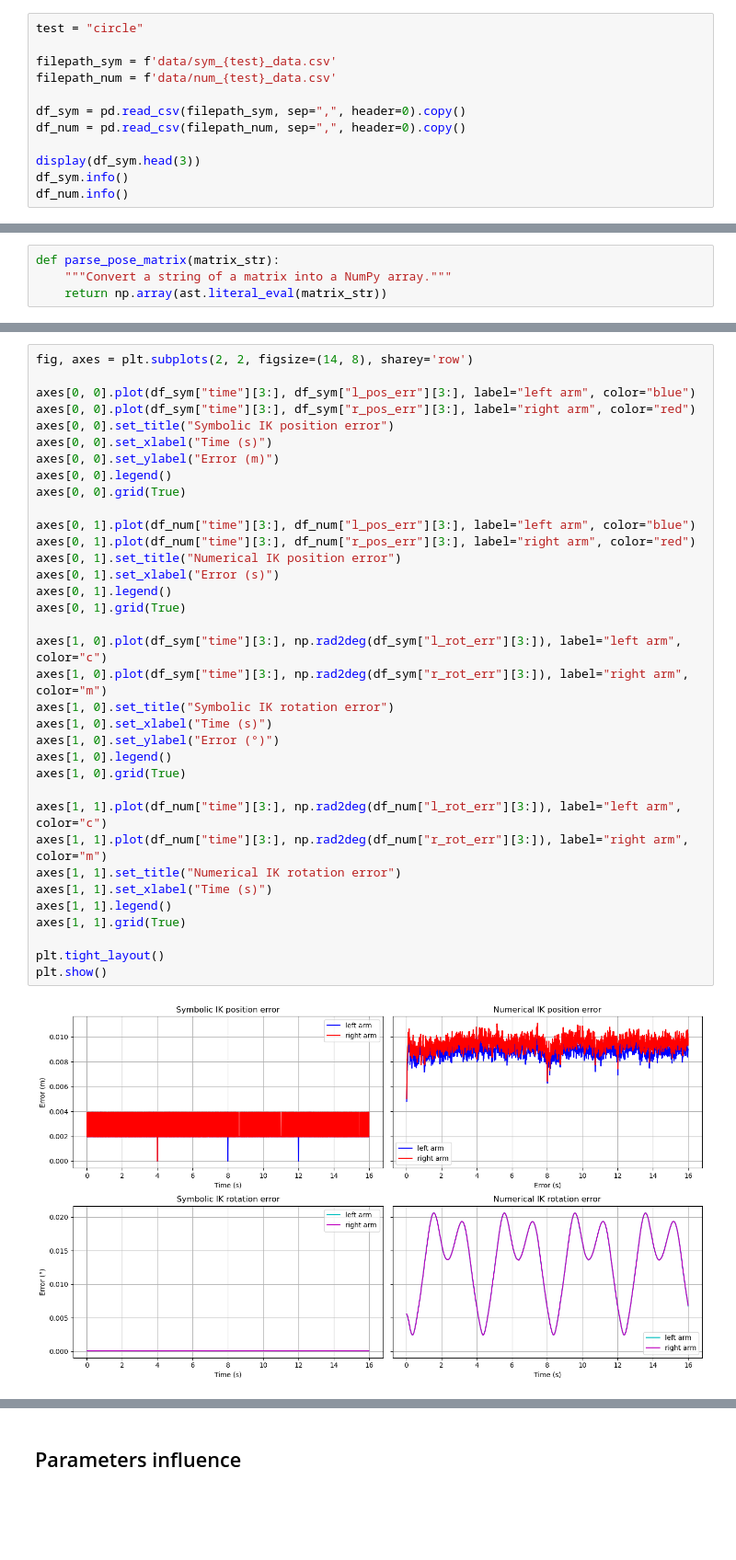
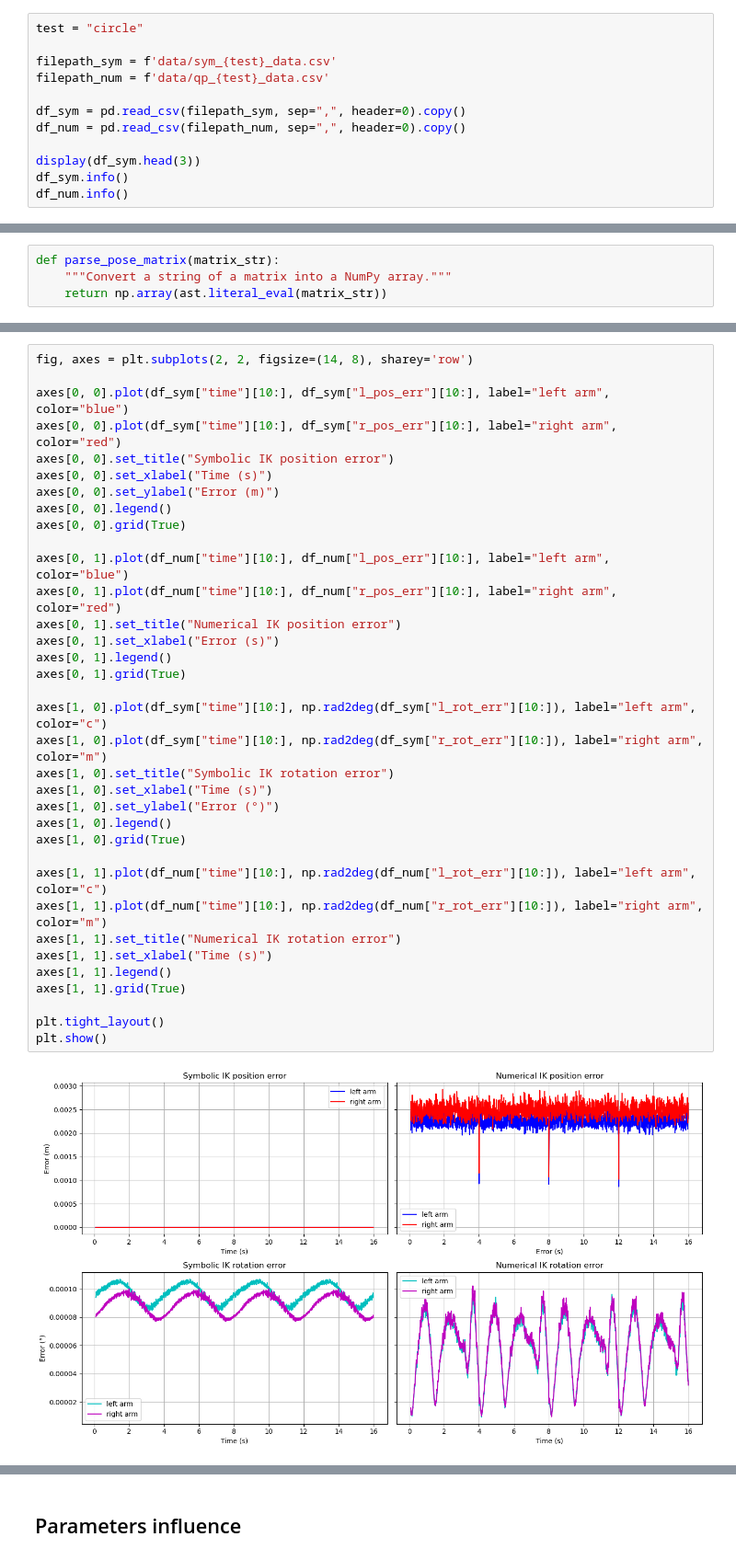
Before and after one commit to pollen-robotics/reachy2_qpik, a Jupyter notebook: src/example/pinocchio/metrics_eval.ipynb, the cells around one changed output, grey strips where cells are left out. Shown at 92% size. Saved outputs shown, nothing was run; the diff lists cells and outputs as text; blank space fills up the shorter version.

```diff
--- a/src/example/pinocchio/metrics_eval.ipynb
+++ b/src/example/pinocchio/metrics_eval.ipynb
@@ -12,7 +12,7 @@ from metrics import l2_error, rodrigues_error, combined_error
 test = "circle"
 
 filepath_sym = f'data/sym_{test}_data.csv'
-filepath_num = f'data/num_{test}_data.csv'
+filepath_num = f'data/qp_{test}_data.csv'
 
 df_sym = pd.read_csv(filepath_sym, sep=",", header=0).copy()
 df_num = pd.read_csv(filepath_num, sep=",", header=0).copy()
@@ -168,40 +168,40 @@ plt.show()
 # %%
 fig, axes = plt.subplots(2, 2, figsize=(14, 8), sharey='row')
 
-axes[0, 0].plot(df_sym["time"][3:], df_sym["l_pos_err"][3:], label="left arm", color="blue")
-axes[0, 0].plot(df_sym["time"][3:], df_sym["r_pos_err"][3:], label="right arm", color="red")
+axes[0, 0].plot(df_sym["time"][10:], df_sym["l_pos_err"][10:], label="left arm", color="blue")
+axes[0, 0].plot(df_sym["time"][10:], df_sym["r_pos_err"][10:], label="right arm", color="red")
 axes[0, 0].set_title("Symbolic IK position error")
 axes[0, 0].set_xlabel("Time (s)")
 axes[0, 0].set_ylabel("Error (m)")
 axes[0, 0].legend()
 axes[0, 0].grid(True)
 
-axes[0, 1].plot(df_num["time"][3:], df_num["l_pos_err"][3:], label="left arm", color="blue")
-axes[0, 1].plot(df_num["time"][3:], df_num["r_pos_err"][3:], label="right arm", color="red")
+axes[0, 1].plot(df_num["time"][10:], df_num["l_pos_err"][10:], label="left arm", color="blue")
+axes[0, 1].plot(df_num["time"][10:], df_num["r_pos_err"][10:], label="right arm", color="red")
 axes[0, 1].set_title("Numerical IK position error")
 axes[0, 1].set_xlabel("Error (s)")
 axes[0, 1].legend()
 axes[0, 1].grid(True)
 
-axes[1, 0].plot(df_sym["time"][3:], np.rad2deg(df_sym["l_rot_err"][3:]), label="left arm", color="c")
-axes[1, 0].plot(df_sym["time"][3:], np.rad2deg(df_sym["r_rot_err"][3:]), label="right arm", color="m")
+axes[1, 0].plot(df_sym["time"][10:], np.rad2deg(df_sym["l_rot_err"][10:]), label="left arm", color="c")
+axes[1, 0].plot(df_sym["time"][10:], np.rad2deg(df_sym["r_rot_err"][10:]), label="right arm", color="m")
 axes[1, 0].set_title("Symbolic IK rotation error")
 axes[1, 0].set_xlabel("Time (s)")
 axes[1, 0].set_ylabel("Error (°)")
 axes[1, 0].legend()
 axes[1, 0].grid(True)
 
-axes[1, 1].plot(df_num["time"][3:], np.rad2deg(df_num["l_rot_err"][3:]), label="left arm", color="c")
-axes[1, 1].plot(df_num["time"][3:], np.rad2deg(df_num["r_rot_err"][3:]), label="right arm", color="m")
+axes[1, 1].plot(df_num["time"][10:], np.rad2deg(df_num["l_rot_err"][10:]), label="left arm", color="c")
+axes[1, 1].plot(df_num["time"][10:], np.rad2deg(df_num["r_rot_err"][10:]), label="right arm", color="m")
 axes[1, 1].set_title("Numerical IK rotation error")
 axes[1, 1].set_xlabel("Time (s)")
 axes[1, 1].legend()
 axes[1, 1].grid(True)
 
 plt.tight_layout()
 plt.show()
 # %% [output]
-[figure, old version]
+[figure, new version]
 # %%
 fig, axes = plt.subplots(1, 2, figsize=(14, 5), sharey=True)
 
```
Also changed, not shown: parts of 4 cells of this notebook, 21 other files.
